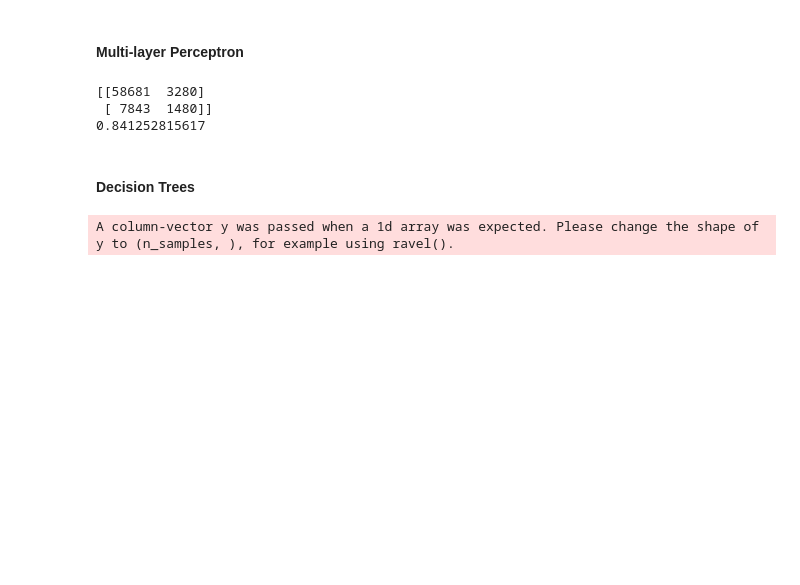
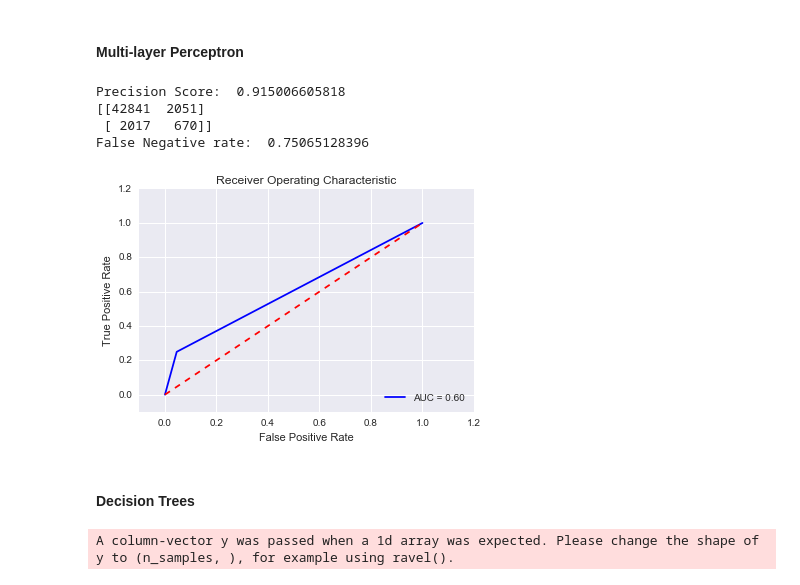
Before and after one commit to quincyschurr/machineLearning, a Jupyter notebook: Lab2/Lab2.ipynb, the cells around one changed output. Cells and saved outputs as stored; diff of their text form; code cells hidden in the pictures; blank space fills up the shorter version.

```diff
--- a/Lab2/Lab2.ipynb
+++ b/Lab2/Lab2.ipynb
@@ -336,22 +363,30 @@ print(falseNegative(cm))
 # %%
 from sklearn.neural_network import MLPClassifier
 
 mlp_pipe = Pipeline([('scl', StandardScaler()),
                 ('pca', PCA(n_components = 10, svd_solver='auto')),
                 ('clf', MLPClassifier(solver='lbfgs', alpha=1e-5, activation='tanh', learning_rate='adaptive', max_iter=1000, hidden_layer_sizes=(200, 200, 200)))])
 
 # mlp = MLPClassifier(solver='lbfgs', alpha=1e-5)
 # mlp.fit(master_train, allstar_in_range)
 # mlp.predict(master_test)
 # mlp.score(master_train, allstar_in_range)
 mlp_pipe.fit(master_train, allstar_in_range)
+ps = precision_score(mlp_pipe.predict(master_test), allstar_predict, average='weighted')
 cm = confusion_matrix(mlp_pipe.predict(master_test), allstar_predict, labels=None, sample_weight=None)
+fpr, tpr, thresholds = roc_curve(mlp_pipe.predict(master_test), allstar_predict)
+roc_auc = auc(fpr, tpr)
+
+print('Precision Score: ', ps)
 print(cm)
-print(falseNegative(cm))
+print('False Negative rate: ',falseNegative(cm))
+roc_plot(fpr, tpr, roc_auc)
 # %% [output]
-[[58681  3280]
- [ 7843  1480]]
-0.841252815617
+Precision Score:  0.915006605818
+[[42841  2051]
+ [ 2017   670]]
+False Negative rate:  0.75065128396
+[figure, added]
 # %% [markdown]
 #### Decision Trees
 # %%
```
Also changed, not shown: parts of 20 cells of this notebook.
